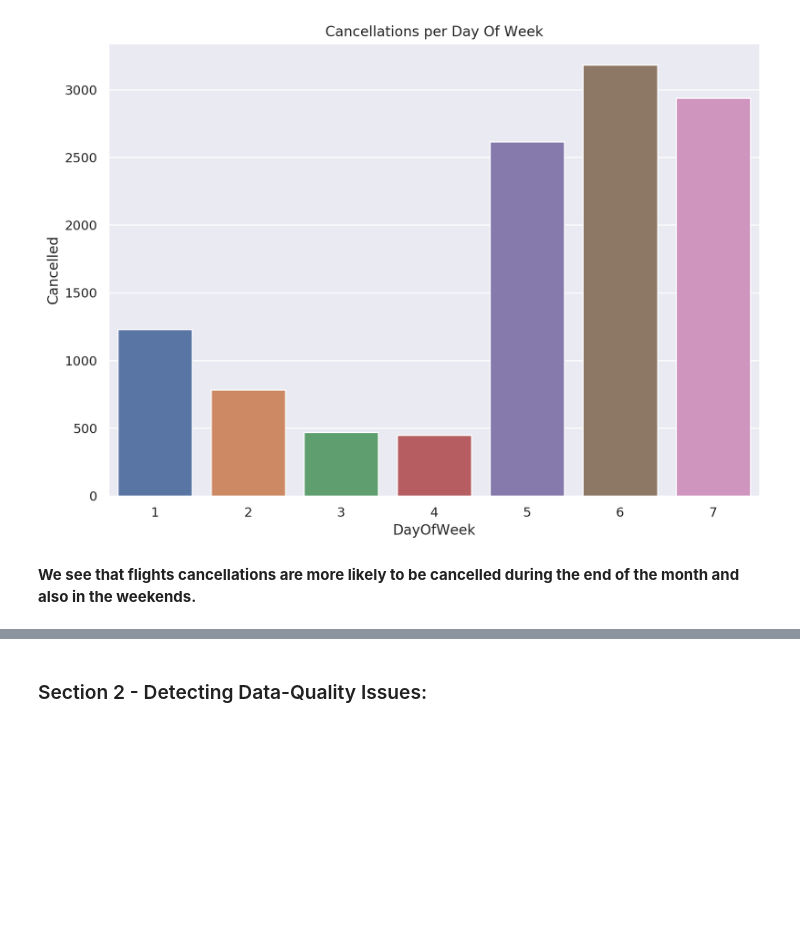
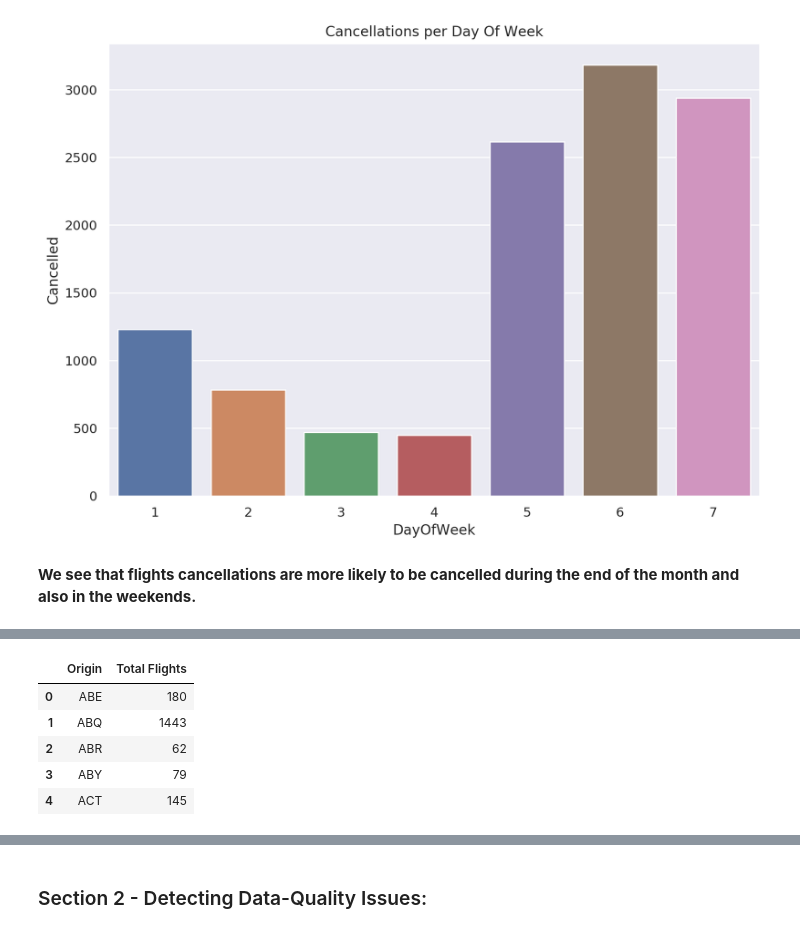
Before and after one commit to fausa/ADS508, a Jupyter notebook: FinalProject_Team5.ipynb, the cells around one changed output, grey strips where cells are left out. Drawn from its saved outputs; the diff is of its cells as text; code cells hidden in the pictures; blank space fills up the shorter version.

```diff
--- a/FinalProject_Team5.ipynb
+++ b/FinalProject_Team5.ipynb
@@ -588,0 +597,11 @@ Text(0.5, 1.0, 'Cancellations per Day Of Week')
+# %%
+# Sum of total number of flights from each airport in 2016
+df_total_flights_per_airport = flights_df.groupby(['Origin'])['Origin'].count().reset_index(name='Total Flights')
+df_total_flights_per_airport.head()
+# %% [output]
+|  | Origin | Total Flights |
+| 0 | ABE | 180 |
+| 1 | ABQ | 1443 |
+| 2 | ABR | 62 |
+| 3 | ABY | 79 |
+| 4 | ACT | 145 |
```
Also changed, not shown: parts of 9 cells of this notebook.
